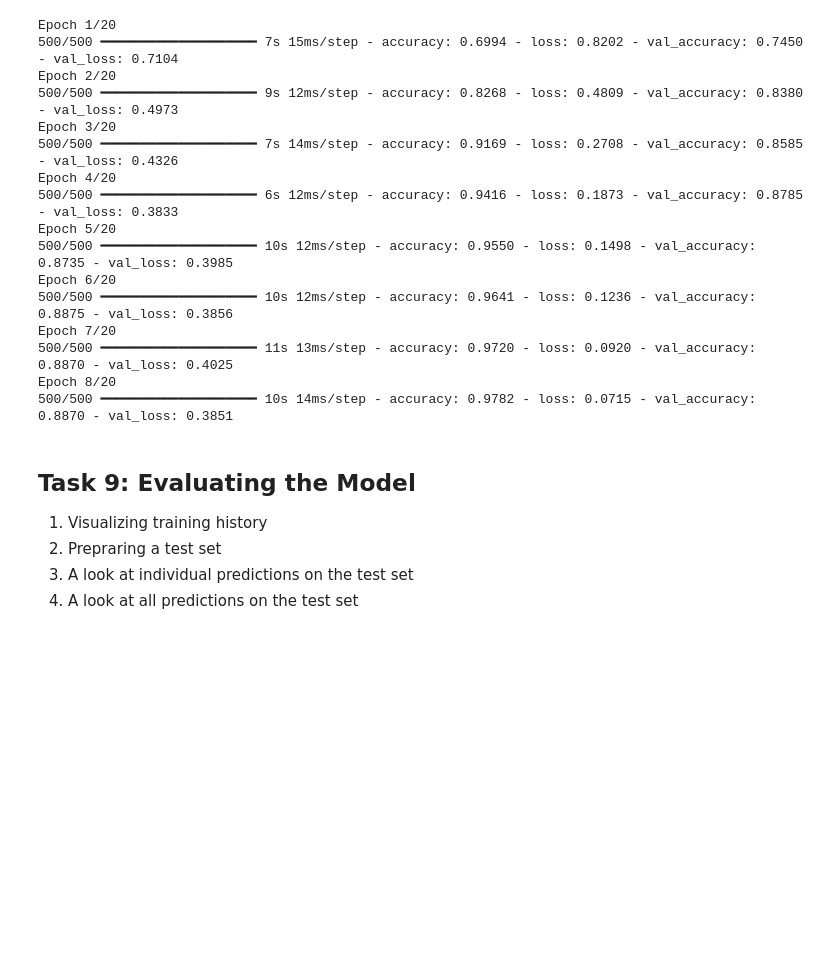
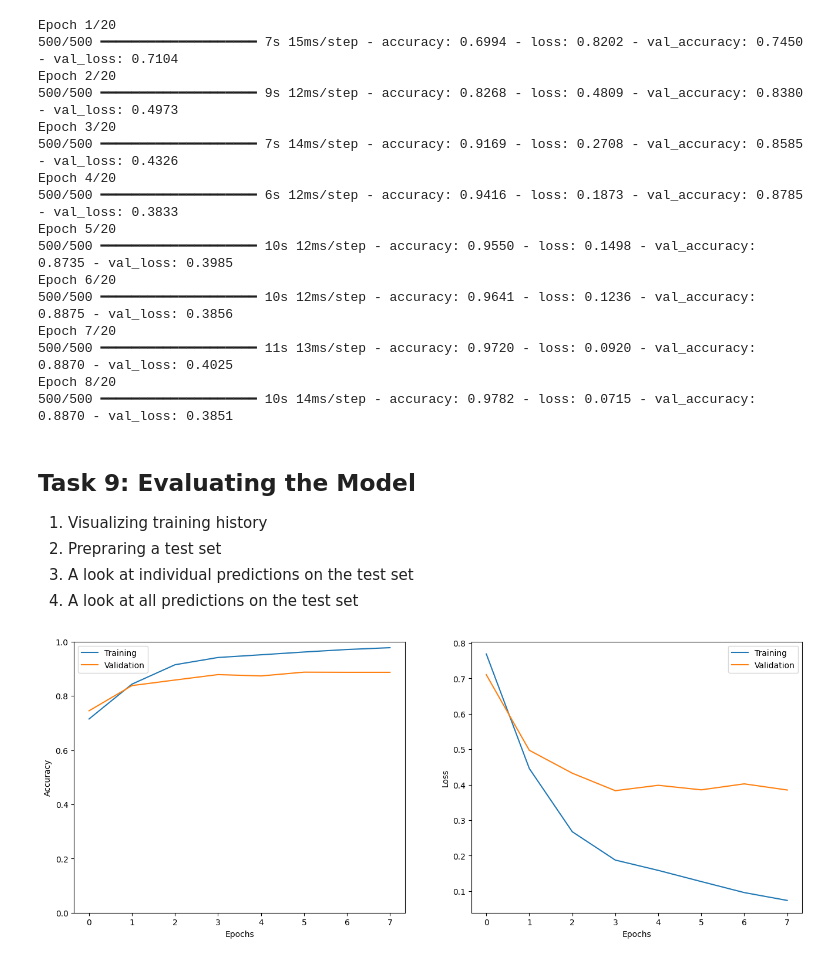
Before and after one commit to Subin-Vidhu/2024, a Jupyter notebook: Coursera_Guided_Projects/Tweet Emotion Recognition - Natural Language Processing with TensorFlow/Tweet Emotion Recognition - Learner.ipynb, the cells around one changed output. Cells and saved outputs as stored; diff of their text form; code cells hidden in the pictures; blank space fills up the shorter version.

```diff
--- a/Coursera_Guided_Projects/Tweet Emotion Recognition - Natural Language Processing with TensorFlow/Tweet Emotion Recognition - Learner.ipynb
+++ b/Coursera_Guided_Projects/Tweet Emotion Recognition - Natural Language Processing with TensorFlow/Tweet Emotion Recognition - Learner.ipynb
@@ -359,3 +359,7 @@ Epoch 8/20
 2. Prepraring a test set
 3. A look at individual predictions on the test set
 4. A look at all predictions on the test set
+# %%
+show_history(h)
+# %% [output]
+[figure, added]
```
Also changed, not shown: parts of 4 cells of this notebook.
